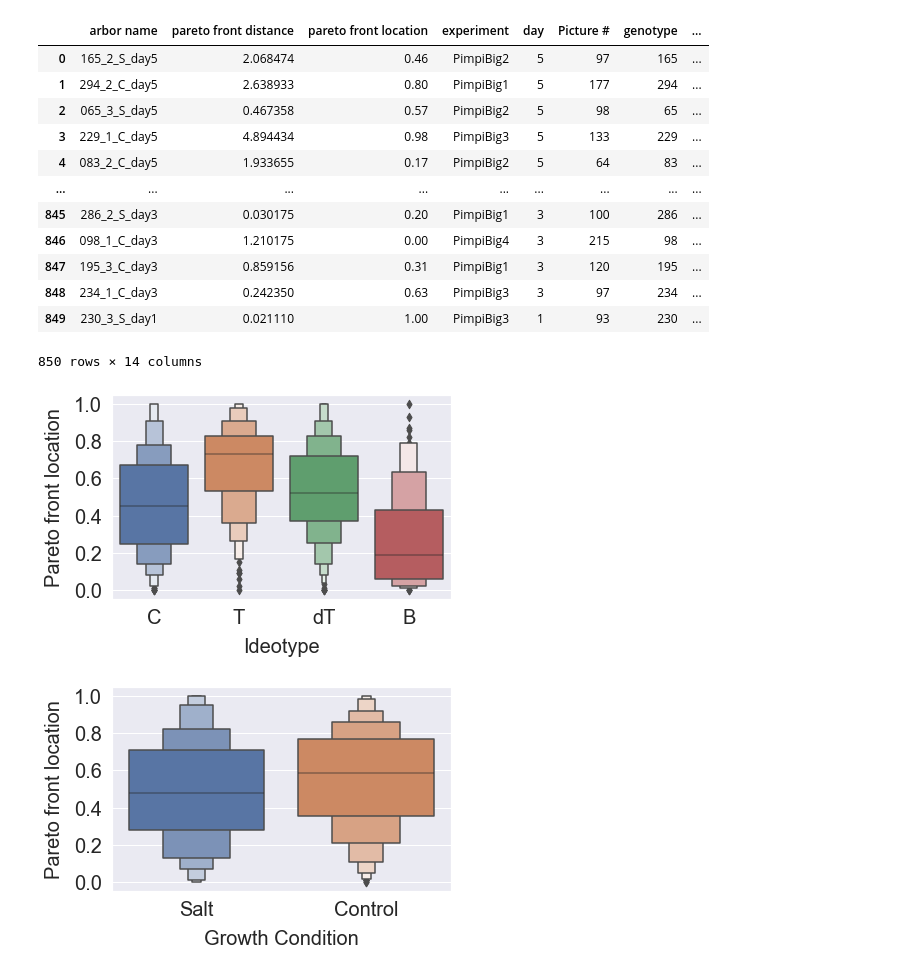
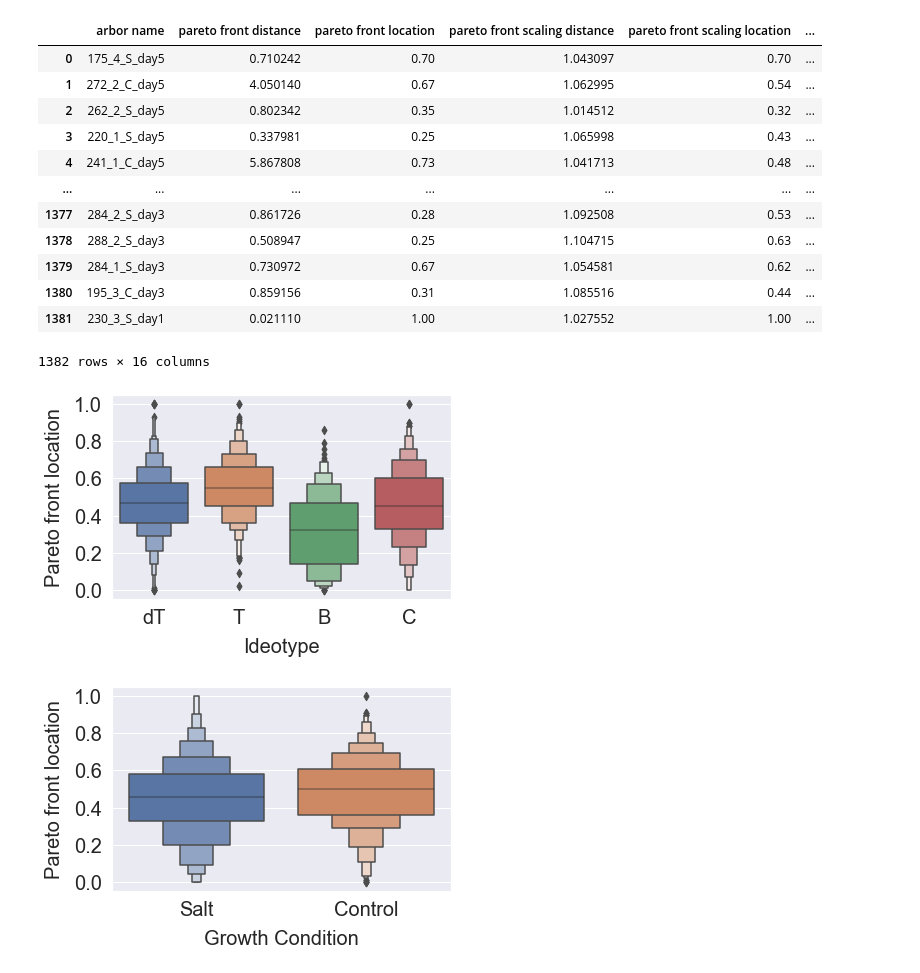
Before and after one commit to arjunc12/Plant-Architecture, a Jupyter notebook: Ideotypes-analysis.ipynb, the cells around one changed output. Drawn from its saved outputs; the diff is of its cells as text; code cells hidden in the pictures.

```diff
--- a/Ideotypes-analysis.ipynb
+++ b/Ideotypes-analysis.ipynb
@@ -30,0 +34,4 @@ pareto_front_df
+# %%
+scaling_df = pd.read_csv('%s/scaling_distances.csv' % STATISTICS_DIR, skipinitialspace=True)
+pareto_front_df = pd.merge(pareto_front_df, scaling_df)
+pareto_front_df
@@ -31,3 +52,6 @@ pareto_front_df
+# %%
+dist_column = 'pareto front scaling distance'
+loc_column = 'pareto front scaling location'
 # %%
 metadata_df = pd.read_csv('%s/metadata.csv' % METADATA_DIR, skipinitialspace=True)
 metadata_df['condition'] = metadata_df['condition'].map(CONDITIONS)
@@ -93,36 +217,36 @@ last_day_arbors
 arbor_ideotypes = pd.merge(last_day_arbors, ideotypes_df)
 arbor_ideotypes
 # %% [output]
-|  | arbor name | pareto front distance | pareto front location | experiment | day | Picture # | genotype | ... |
-| 0 | 165_2_S_day5 | 2.068474 | 0.46 | PimpiBig2 | 5 | 97 | 165 | ... |
-| 1 | 294_2_C_day5 | 2.638933 | 0.80 | PimpiBig1 | 5 | 177 | 294 | ... |
-| 2 | 065_3_S_day5 | 0.467358 | 0.57 | PimpiBig2 | 5 | 98 | 65 | ... |
-| 3 | 229_1_C_day5 | 4.894434 | 0.98 | PimpiBig3 | 5 | 133 | 229 | ... |
-| 4 | 083_2_C_day5 | 1.933655 | 0.17 | PimpiBig2 | 5 | 64 | 83 | ... |
-| ... | ... | ... | ... | ... | ... | ... | ... | ... |
-| 845 | 286_2_S_day3 | 0.030175 | 0.20 | PimpiBig1 | 3 | 100 | 286 | ... |
-| 846 | 098_1_C_day3 | 1.210175 | 0.00 | PimpiBig4 | 3 | 215 | 98 | ... |
-| 847 | 195_3_C_day3 | 0.859156 | 0.31 | PimpiBig1 | 3 | 120 | 195 | ... |
-| 848 | 234_1_C_day3 | 0.242350 | 0.63 | PimpiBig3 | 3 | 97 | 234 | ... |
-| 849 | 230_3_S_day1 | 0.021110 | 1.00 | PimpiBig3 | 1 | 93 | 230 | ... |
+|  | arbor name | pareto front distance | pareto front location | pareto front scaling distance | pareto front scaling location | ... |
+| 0 | 175_4_S_day5 | 0.710242 | 0.70 | 1.043097 | 0.70 | ... |
+| 1 | 272_2_C_day5 | 4.050140 | 0.67 | 1.062995 | 0.54 | ... |
+| 2 | 262_2_S_day5 | 0.802342 | 0.35 | 1.014512 | 0.32 | ... |
+| 3 | 220_1_S_day5 | 0.337981 | 0.25 | 1.065998 | 0.43 | ... |
+| 4 | 241_1_C_day5 | 5.867808 | 0.73 | 1.041713 | 0.48 | ... |
+| ... | ... | ... | ... | ... | ... | ... |
+| 1377 | 284_2_S_day3 | 0.861726 | 0.28 | 1.092508 | 0.53 | ... |
+| 1378 | 288_2_S_day3 | 0.508947 | 0.25 | 1.104715 | 0.63 | ... |
+| 1379 | 284_1_S_day3 | 0.730972 | 0.67 | 1.054581 | 0.62 | ... |
+| 1380 | 195_3_C_day3 | 0.859156 | 0.31 | 1.085516 | 0.44 | ... |
+| 1381 | 230_3_S_day1 | 0.021110 | 1.00 | 1.027552 | 1.00 | ... |
-850 rows × 14 columns
+1382 rows × 16 columns
 # %%
 sns.set()
 # %%
 #pylab.figure(figsize=(12.8, 4.8))
-sns.boxenplot(x='ideotype (T/C/B)', y='pareto front location', data=arbor_ideotypes)
+sns.boxenplot(x='ideotype (T/C/B)', y=loc_column, data=arbor_ideotypes)
 pylab.xlabel('Ideotype', fontsize=20, labelpad=10)
 pylab.ylabel('Pareto front location', fontsize=20, labelpad=10)
 pylab.xticks(fontsize=20)
 pylab.yticks(fontsize=20)
 pylab.tight_layout()
 pylab.savefig('%s/alpha_distribution_ideotype.pdf' % LOCATION_ANALYSIS_PLOTS_DIR,
               format='pdf')
 # %% [output]
-[figure, old version]
+[figure, new version]
 # %%
 #pylab.figure(figsize=(6.4, 4.8))
-sns.boxenplot(x='condition', y='pareto front location', data=arbor_ideotypes)
+sns.boxenplot(x='condition', y=loc_column, data=arbor_ideotypes)
 pylab.xlabel('Growth Condition', fontsize=20, labelpad=10)
 pylab.ylabel('Pareto front location', fontsize=20, labelpad=10)
 pylab.xticks(fontsize=20)
@@ -131,6 +255,6 @@ pylab.tight_layout()
 pylab.savefig('%s/alpha_distribution_condition.pdf' % LOCATION_ANALYSIS_PLOTS_DIR,
               format='pdf')
 # %% [output]
-[figure, old version]
+[figure, new version]
 # %%
 #pylab.figure(figsize=(15, 4.8))
```
Also changed, not shown: parts of 26 cells of this notebook.
